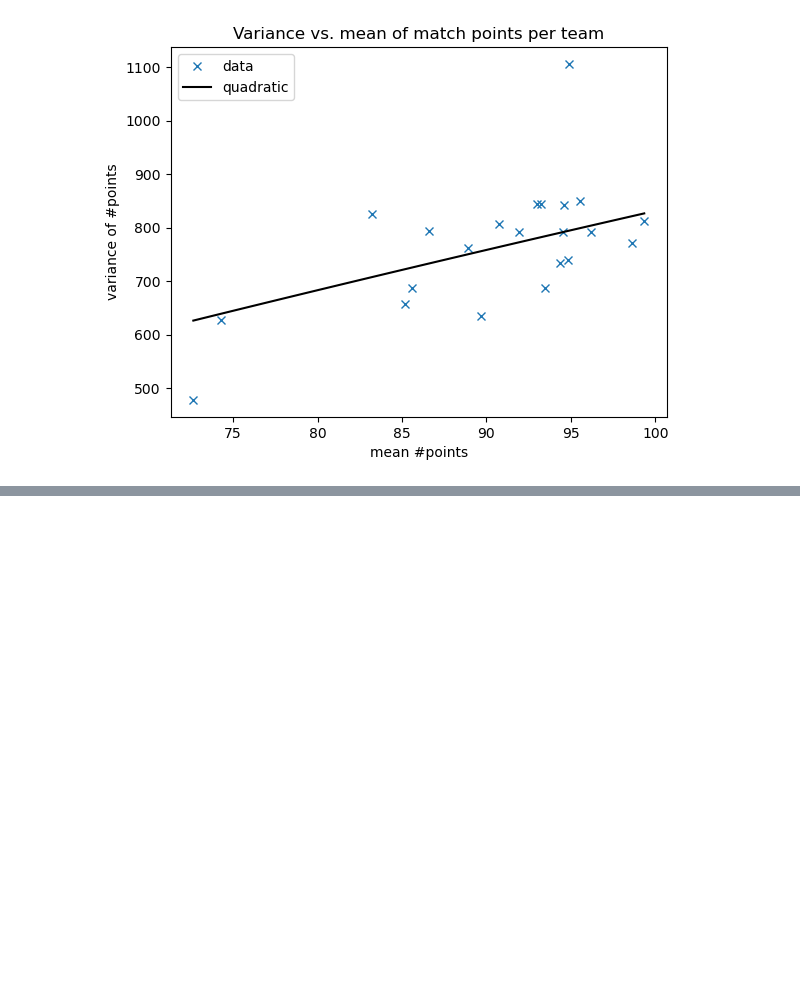
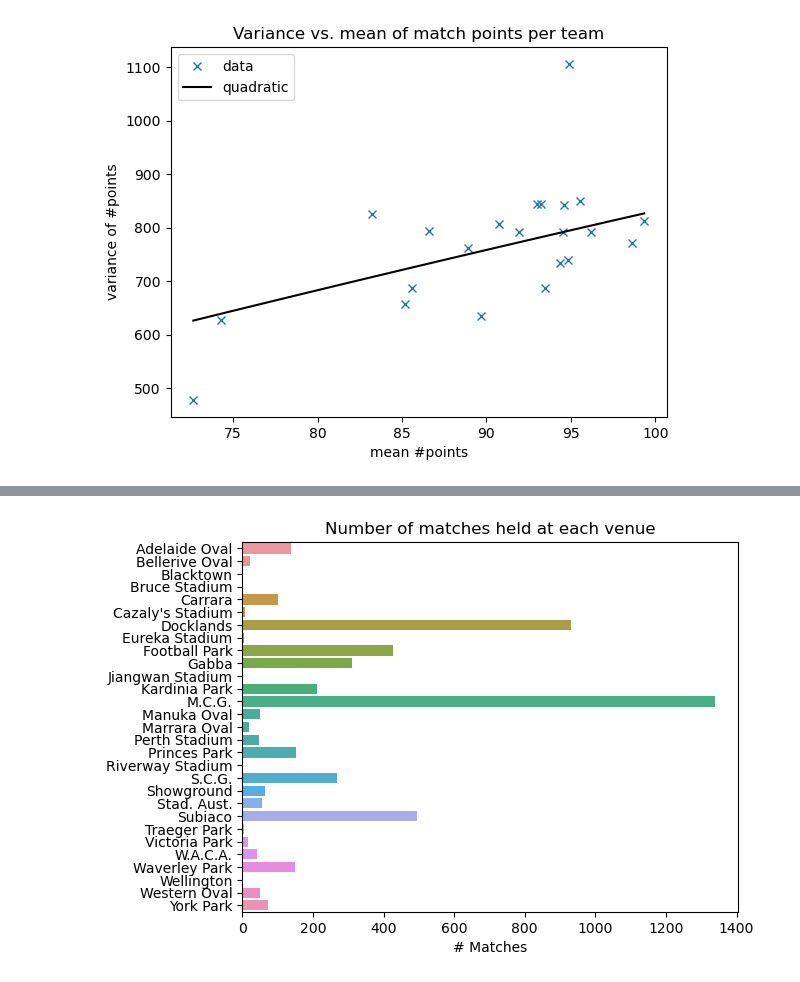
Before and after one commit to gaj67/gaj-data-science, a Jupyter notebook: AFL/notebooks/4_data_analysis.ipynb, the cells around one changed output, grey strips where cells are left out. Saved outputs shown, nothing was run; the diff lists cells and outputs as text; code cells hidden in the pictures; blank space fills up the shorter version.

```diff
--- a/AFL/notebooks/4_data_analysis.ipynb
+++ b/AFL/notebooks/4_data_analysis.ipynb
@@ -1623,0 +1703,13 @@ xx  note about testing this in the next chapter.
+# %%
+venue_score_nums = [len(scores_by_venue[v]) for v in all_venues]
+# %%
+ax = sns.barplot(
+    x=np.array(venue_score_nums) / 2,
+    y=all_venues,
+    orient='h'
+)
+plt.title("Number of matches held at each venue")
+plt.xlabel("# Matches")
+plt.show()
+# %% [output]
+[figure, added]
```
Also changed, not shown: parts of 46 cells of this notebook, 1 other file.
